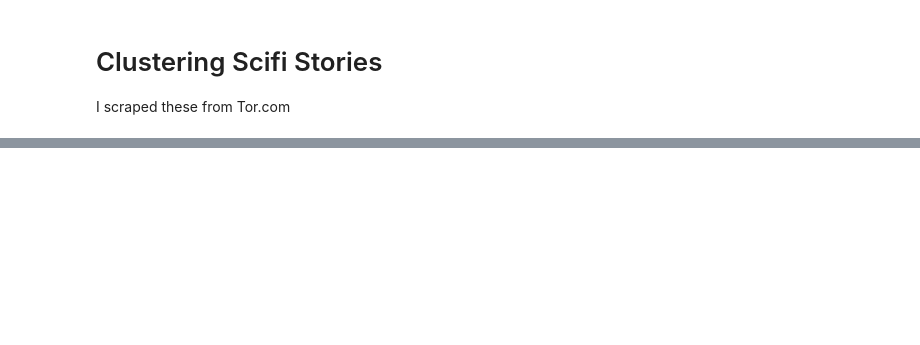
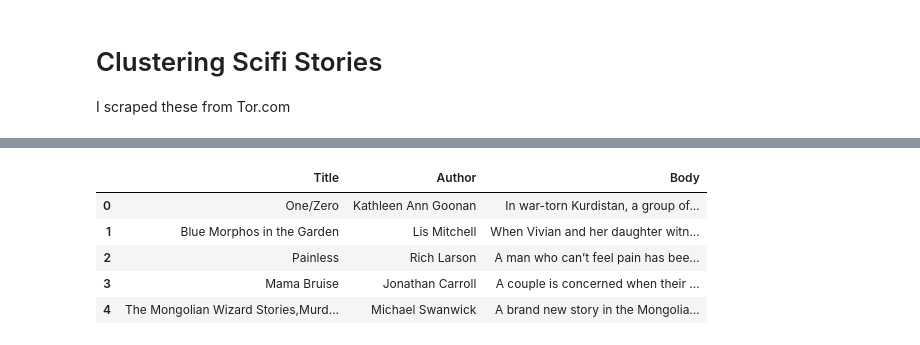
Before and after one commit to chrisoyer/unsupervised_learning-scifi_stories, a Jupyter notebook: scifi_stories.ipynb, the cells around one changed output, grey strips where cells are left out. Saved outputs shown, nothing was run; the diff lists cells and outputs as text; code cells hidden in the pictures; blank space fills up the shorter version.

```diff
--- a/scifi_stories.ipynb
+++ b/scifi_stories.ipynb
@@ -46,0 +77,11 @@ process.start()
+# %%
+data = pd.read_csv('sf_stories.csv')
+# %%
+data.head()
+# %% [output]
+|  | Title | Author | Body |
+| 0 | One/Zero | Kathleen Ann Goonan | In war-torn Kurdistan, a group of... |
+| 1 | Blue Morphos in the Garden | Lis Mitchell | When Vivian and her daughter witn... |
+| 2 | Painless | Rich Larson | A man who can’t feel pain has bee... |
+| 3 | Mama Bruise | Jonathan Carroll | A couple is concerned when their ... |
+| 4 | The Mongolian Wizard Stories,Murd... | Michael Swanwick | A brand new story in the Mongolia... |
```
Also changed, not shown: parts of 2 cells of this notebook, 1 other file.
